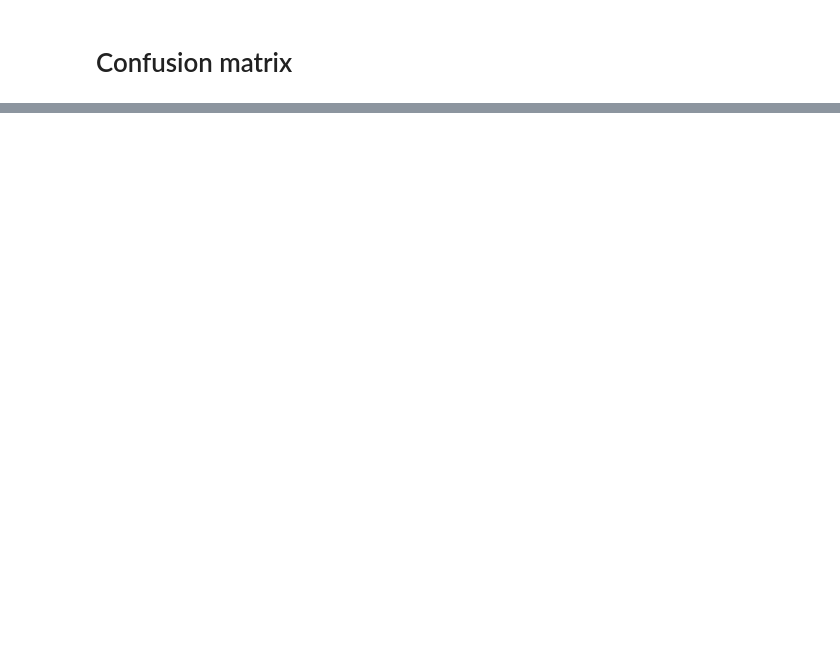
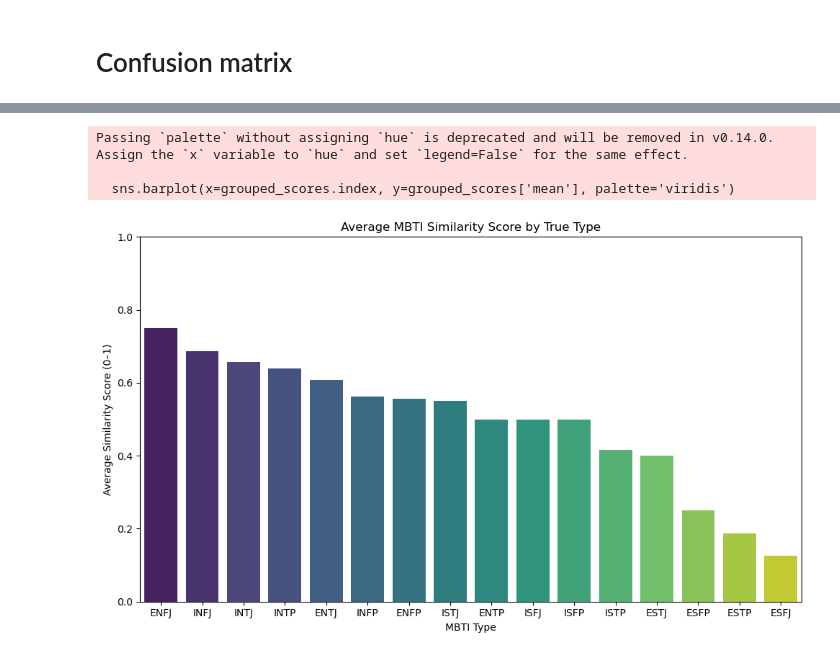
Before and after one commit to F1rePh0enix/Class_EEG_MBTI, a Jupyter notebook: Extraction.ipynb, the cells around one changed output, grey strips where cells are left out. Cells and saved outputs as stored; diff of their text form; code cells hidden in the pictures; blank space fills up the shorter version.

```diff
--- a/Extraction.ipynb
+++ b/Extraction.ipynb
@@ -205,0 +286,15 @@ plt.show()
+# %%
+import pandas as pd
+
+# Create a DataFrame of results
+results_df = pd.DataFrame({
+    'true': y_true,
+    'pred': y_pred,
+    'similarity': similarity_scores
+})
+
+# Group by true MBTI type and calculate average similarity
+grouped_scores = results_df.groupby('true')['similarity'].agg(['mean', 'count']).sort_values(by='mean', ascending=False)
+
+print("\nAverage Similarity Score by True MBTI Type:")
+print(grouped_scores)
@@ -205,0 +321,14 @@ plt.show()
+# %%
+plt.figure(figsize=(10, 6))
+sns.barplot(x=grouped_scores.index, y=grouped_scores['mean'], palette='viridis')
+plt.title('Average MBTI Similarity Score by True Type')
+plt.ylabel('Average Similarity Score (0–1)')
+plt.xlabel('MBTI Type')
+plt.ylim(0, 1)
+plt.tight_layout()
+plt.show()
+# %% [output]
+Passing `palette` without assigning `hue` is deprecated and will be removed in v0.14.0. Assign the `x` variable to `hue` and set `legend=False` for the same effect.
+
+  sns.barplot(x=grouped_scores.index, y=grouped_scores['mean'], palette='viridis')
+[figure, added]
```
Also changed, not shown: parts of 8 cells of this notebook, 7 other files.
